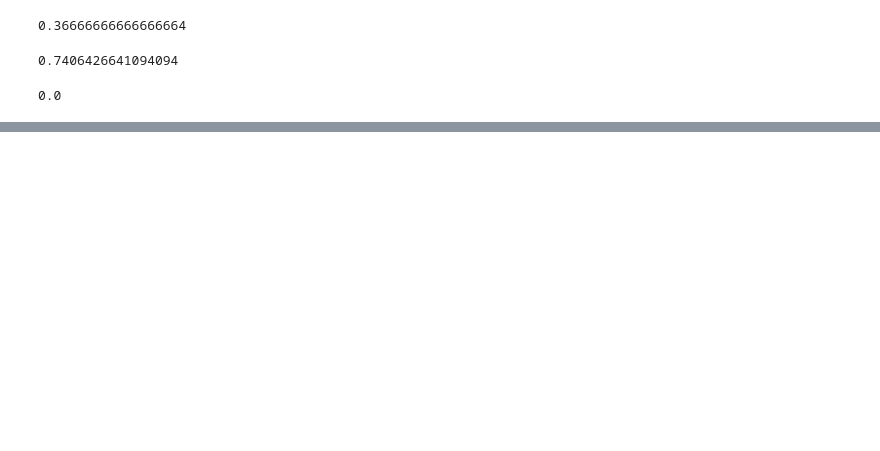
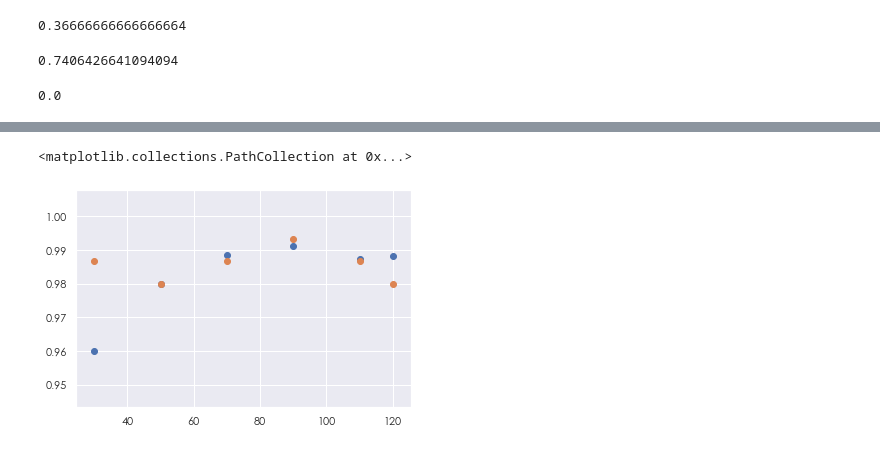
Before and after one commit to IamZY/DataAnalysis, a Jupyter notebook: pandas/Python数据挖掘.ipynb, the cells around one changed output, grey strips where cells are left out. Drawn from its saved outputs; the diff is of its cells as text; code cells hidden in the pictures; blank space fills up the shorter version.

```diff
--- a/pandas/Python数据挖掘.ipynb
+++ b/pandas/Python数据挖掘.ipynb
@@ -1352,0 +1498,12 @@ reg.score(boston.data,boston.target)
+# %%
+# 随机搜索
+import scipy.stats as ss
+from sklearn import svm,datasets
+from sklearn.model_selection import RandomizedSearchCV
+
+iris = datasets.load_iris()
+parameters = {"C":ss.expon(scale = 100),"gamma":ss.expon(scale = .1),"kernel":["linear","rbf"],"class_weight":["balanced",None]}
+
+svc = svm.SVC()
+clf = RandomizedSearchCV(svc,parameters)
+clf.fit(iris.data,iris.target)
@@ -1352,0 +1596,14 @@ reg.score(boston.data,boston.target)
+# %%
+from sklearn.model_selection import learning_curve
+from sklearn.svm import SVC
+
+np.random.seed(0)
+X,y = iris.data,iris.target
+
+indices = np.arange(y.shape[0])
+np.random.shuffle(indices)
+X,y = X[indices],y[indices]
+
+size  = [30,50,70,90,110,120]
+
+train_sizes,train_scores,test_scores = learning_curve(SVC(kernel="linear"),X,y,train_sizes = size,cv = 5)
@@ -1352,0 +1633,6 @@ reg.score(boston.data,boston.target)
+# %%
+plt.scatter(y = np.mean(train_scores,axis = 1),x = size)
+plt.scatter(y = np.mean(test_scores,axis = 1),x = size)
+# %% [output]
+<matplotlib.collections.PathCollection at 0x...>
+[figure, added]
```
Also changed, not shown: parts of 68 cells of this notebook.
